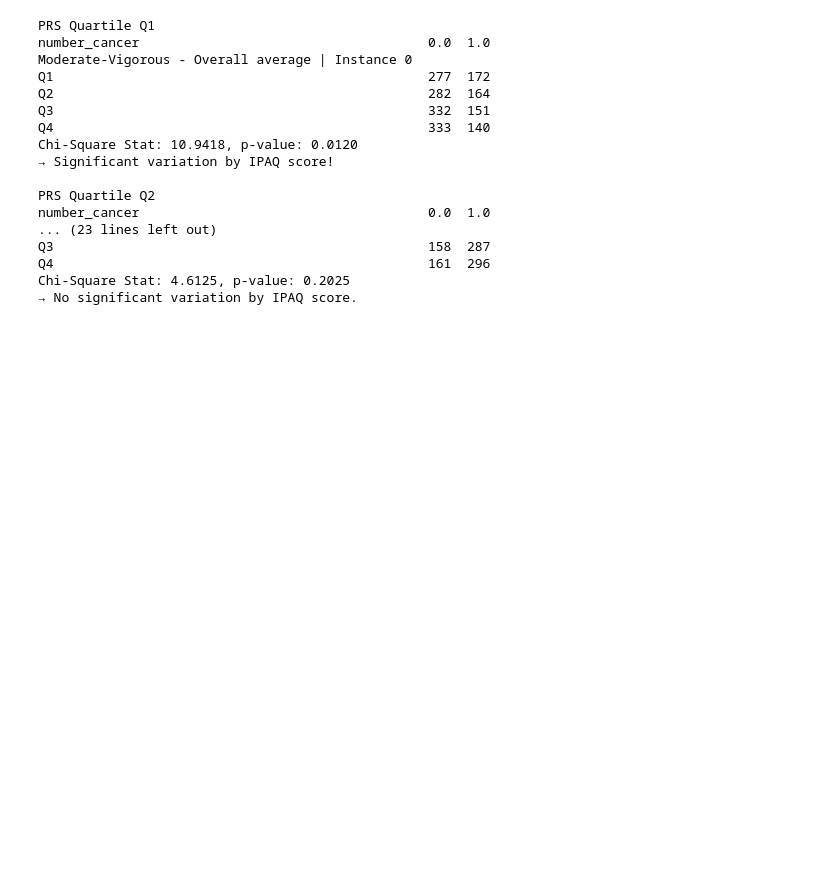
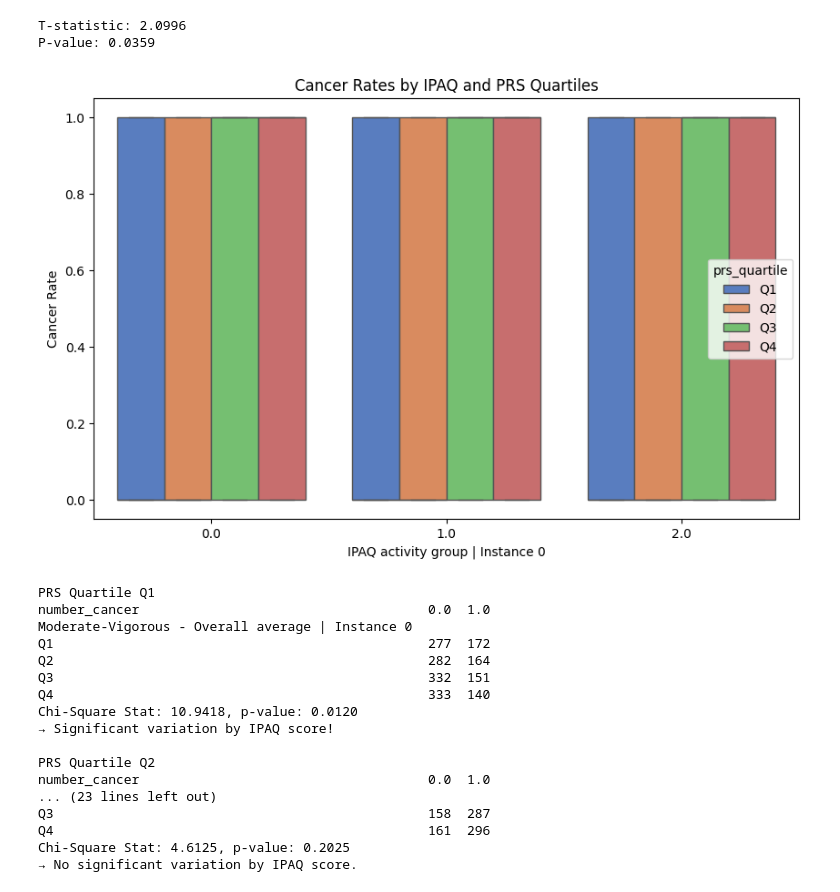
Before and after one commit to esteeliat/sports, a Jupyter notebook: Analysis.ipynb, the cells around one changed output. Drawn from its saved outputs; the diff is of its cells as text; code cells hidden in the pictures; blank space fills up the shorter version.

```diff
--- a/Analysis.ipynb
+++ b/Analysis.ipynb
@@ -173,3 +183,24 @@ Significant association between IPAQ score and cancer development.
+# %%
+# Create PRS quartiles
+
+# Compare cancer rates between high and low PRS within the 'high' activity group
+high_ipaq_high_prs = sport_df[(sport_df[SPORT] == 0.0) & (sport_df[PRS_QUARTILE] == 'Q2')][NUMBER_CANCERS]
+high_ipaq_low_prs = sport_df[(sport_df[SPORT] == 2.0) & (sport_df[PRS_QUARTILE] == 'Q2')][NUMBER_CANCERS]
+
+# Perform the t-test
+t_stat, p_value = stats.ttest_ind(high_ipaq_high_prs, high_ipaq_low_prs, equal_var=False)
+print(f"T-statistic: {t_stat:.4f}")
+print(f"P-value: {p_value:.4f}")
+
+plt.figure(figsize=(10, 6))
+sns.boxplot(x=SPORT, y=NUMBER_CANCERS, hue=PRS_QUARTILE, data=sport_df, palette="muted")
+plt.title("Cancer Rates by IPAQ and PRS Quartiles")
+plt.ylabel("Cancer Rate")
+plt.show()
+# %% [output]
+T-statistic: 2.0996
+P-value: 0.0359
+[figure, added]
 # %%
 def chi_square_test(df):
     results = []
```
Also changed, not shown: parts of 7 cells of this notebook, 15 other files.
